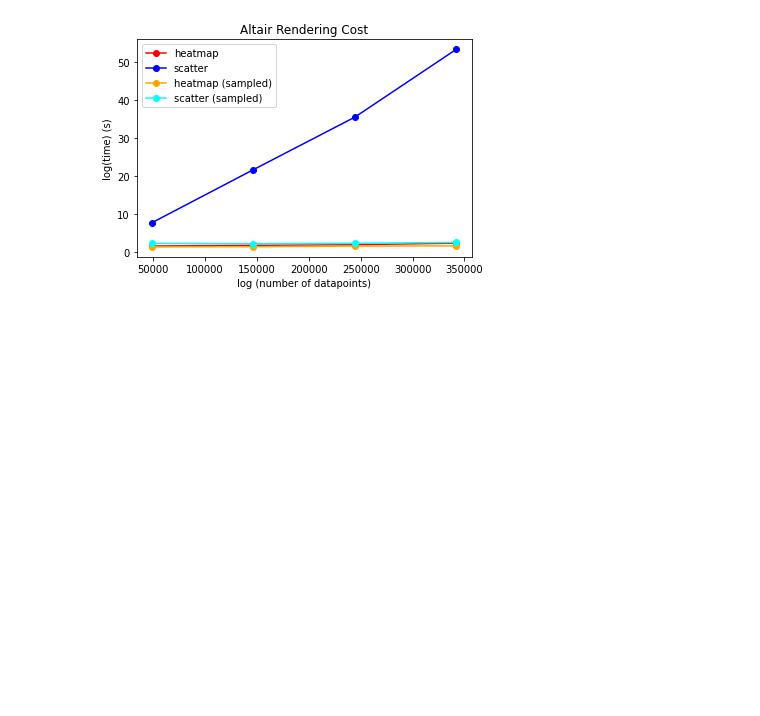
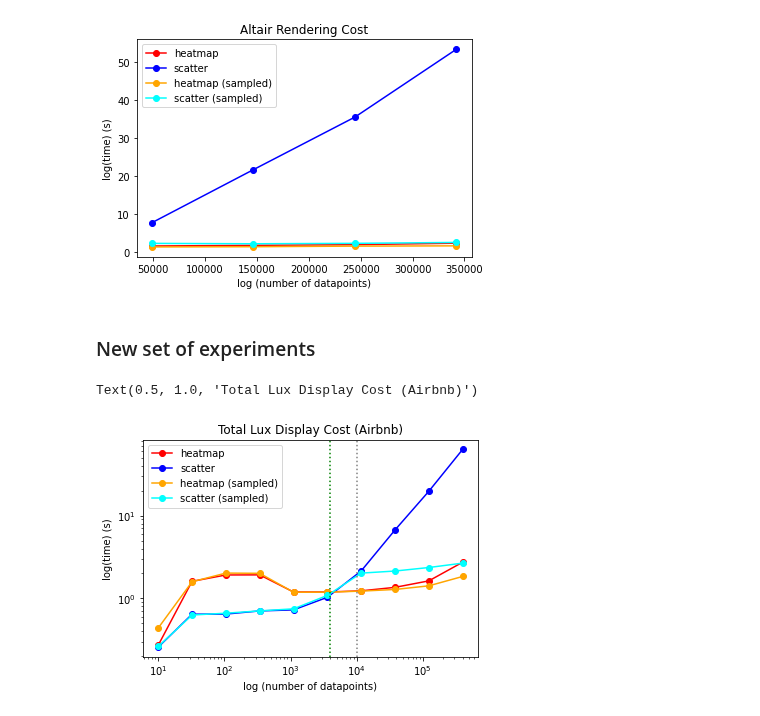
Before and after one commit to lux-org/lux, a Jupyter notebook: experiments/scatter_analysis.ipynb, the cells around one changed output. Saved outputs shown, nothing was run; the diff lists cells and outputs as text; code cells hidden in the pictures; blank space fills up the shorter version.

Commit message:
experiment based on real estate and airbnb data

```diff
--- a/experiments/scatter_analysis.ipynb
+++ b/experiments/scatter_analysis.ipynb
@@ -125,3 +125,27 @@ plt.title("Altair Rendering Cost")
 # %% [output]
 Text(0.5, 1.0, 'Altair Rendering Cost')
 [figure]
+# %% [markdown]
+### New set of experiments
+# %%
+df = pd.read_csv("airbnb_heatmap_unsampled.csv")
+df2 = pd.read_csv("airbnb_scatter_unsampled.csv")
+df3 = pd.read_csv("airbnb_heatmap_sampled.csv")
+df4 = pd.read_csv("airbnb_scatter_sampled.csv")
+# %%
+def plot_loglog(df,label="",color="red"):
+    plt.xlabel('log (number of datapoints)')
+    plt.ylabel('log(time) (s)')
+    plt.loglog(df["nCopies"], df["time"],'-o',label=label,color=color)
+# %%
+plot_loglog(df,"heatmap")
+plot_loglog(df2,"scatter",color="blue")
+plot_loglog(df3,"heatmap (sampled)",color="orange")
+plot_loglog(df4,"scatter (sampled)",color="cyan")
+plt.legend()
+plt.axvline(x= 10000,linestyle=':',color="grey")
+plt.axvline(x= 4e3,linestyle=':',color="green")
+plt.title("Total Lux Display Cost (Airbnb)")
+# %% [output]
+Text(0.5, 1.0, 'Total Lux Display Cost (Airbnb)')
+[figure, added]
```
Also changed, not shown: parts of 3 cells of this notebook, 4 other files.
